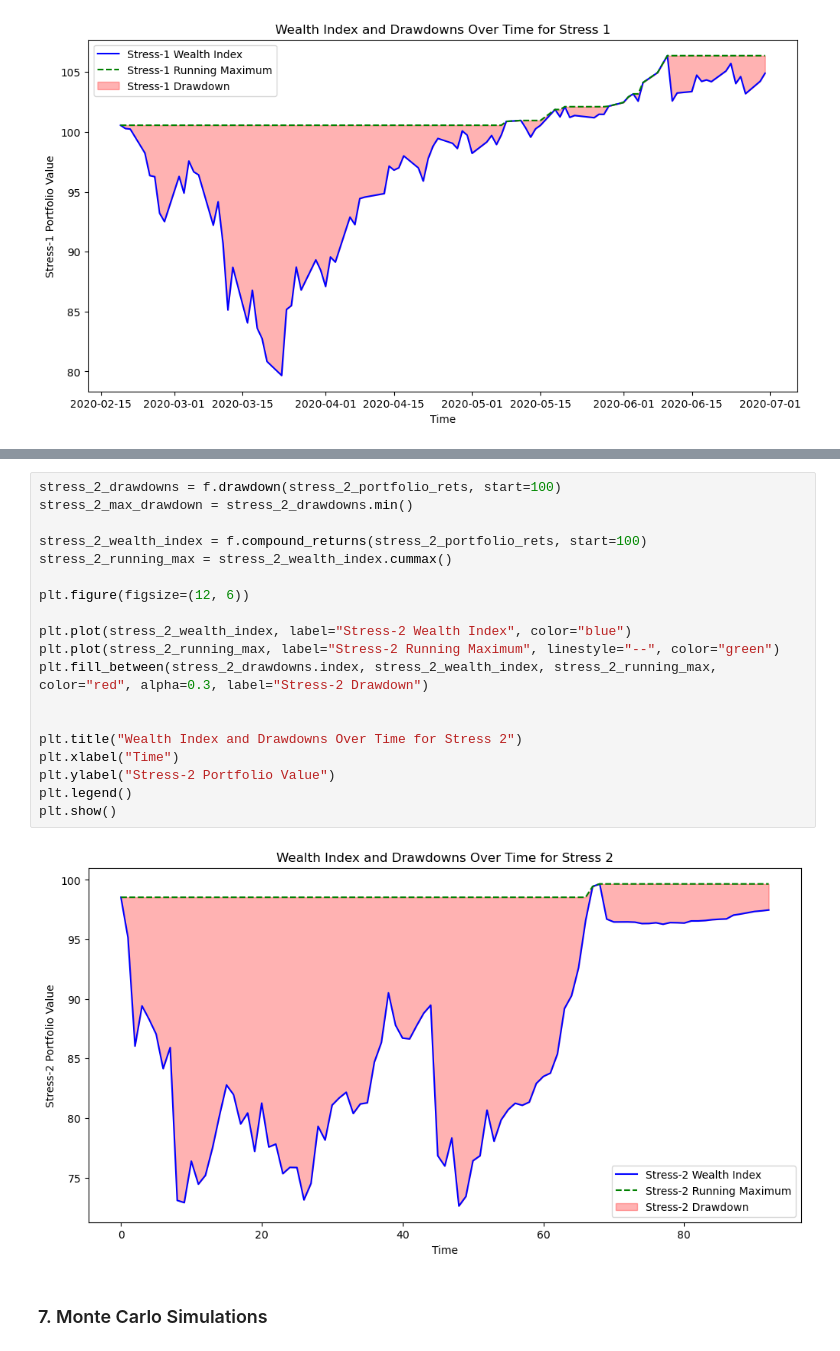
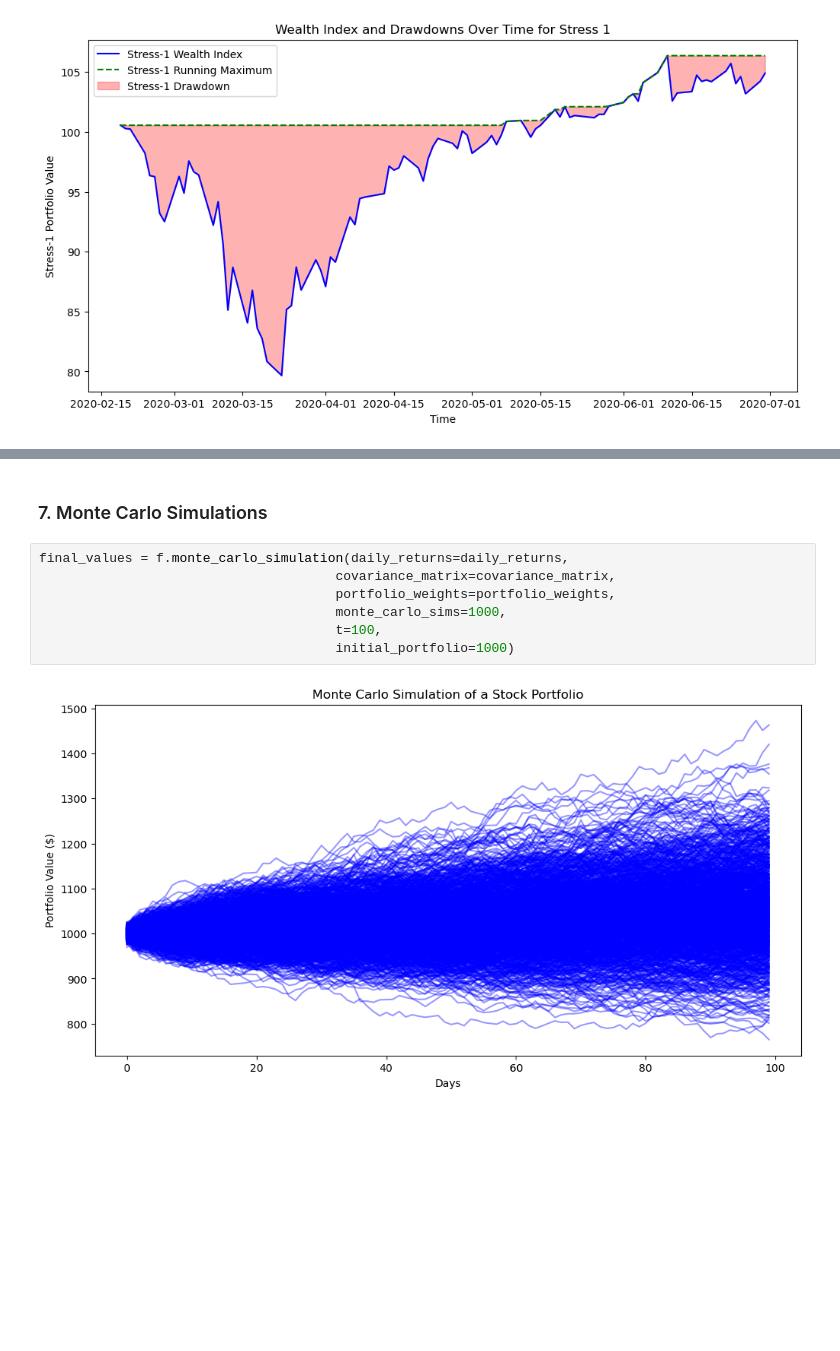
Before and after one commit to George-Dros/Risk-Management-System, a Jupyter notebook: Main.ipynb, the cells around one changed output, grey strips where cells are left out. Cells and saved outputs as stored; diff of their text form; blank space fills up the shorter version.

```diff
--- a/Main.ipynb
+++ b/Main.ipynb
@@ -321,23 +233,11 @@ stress_2_cvar_cornish_fisher = f.cvar_gaussian(stress_2_portfolio_rets, level=5,
-# %%
-stress_2_drawdowns = f.drawdown(stress_2_portfolio_rets, start=100)
-stress_2_max_drawdown = stress_2_drawdowns.min()
-
-stress_2_wealth_index = f.compound_returns(stress_2_portfolio_rets, start=100)
-stress_2_running_max = stress_2_wealth_index.cummax()
-
-plt.figure(figsize=(12, 6))
-
-plt.plot(stress_2_wealth_index, label="Stress-2 Wealth Index", color="blue")
-plt.plot(stress_2_running_max, label="Stress-2 Running Maximum", linestyle="--", color="green")
-plt.fill_between(stress_2_drawdowns.index, stress_2_wealth_index, stress_2_running_max, color="red", alpha=0.3, label="Stress-2 Drawdown")
-
-
-plt.title("Wealth Index and Drawdowns Over Time for Stress 2")
-plt.xlabel("Time")
-plt.ylabel("Stress-2 Portfolio Value")
-plt.legend()
-plt.show()
-# %% [output]
-[figure, removed]
 # %% [markdown]
 ### 7. Monte Carlo Simulations
+# %%
+final_values = f.monte_carlo_simulation(daily_returns=daily_returns,
+                                      covariance_matrix=covariance_matrix,
+                                      portfolio_weights=portfolio_weights,
+                                      monte_carlo_sims=1000,
+                                      t=100,
+                                      initial_portfolio=1000)
+# %% [output]
+[figure, added]
```
Also changed, not shown: parts of 31 cells of this notebook.
